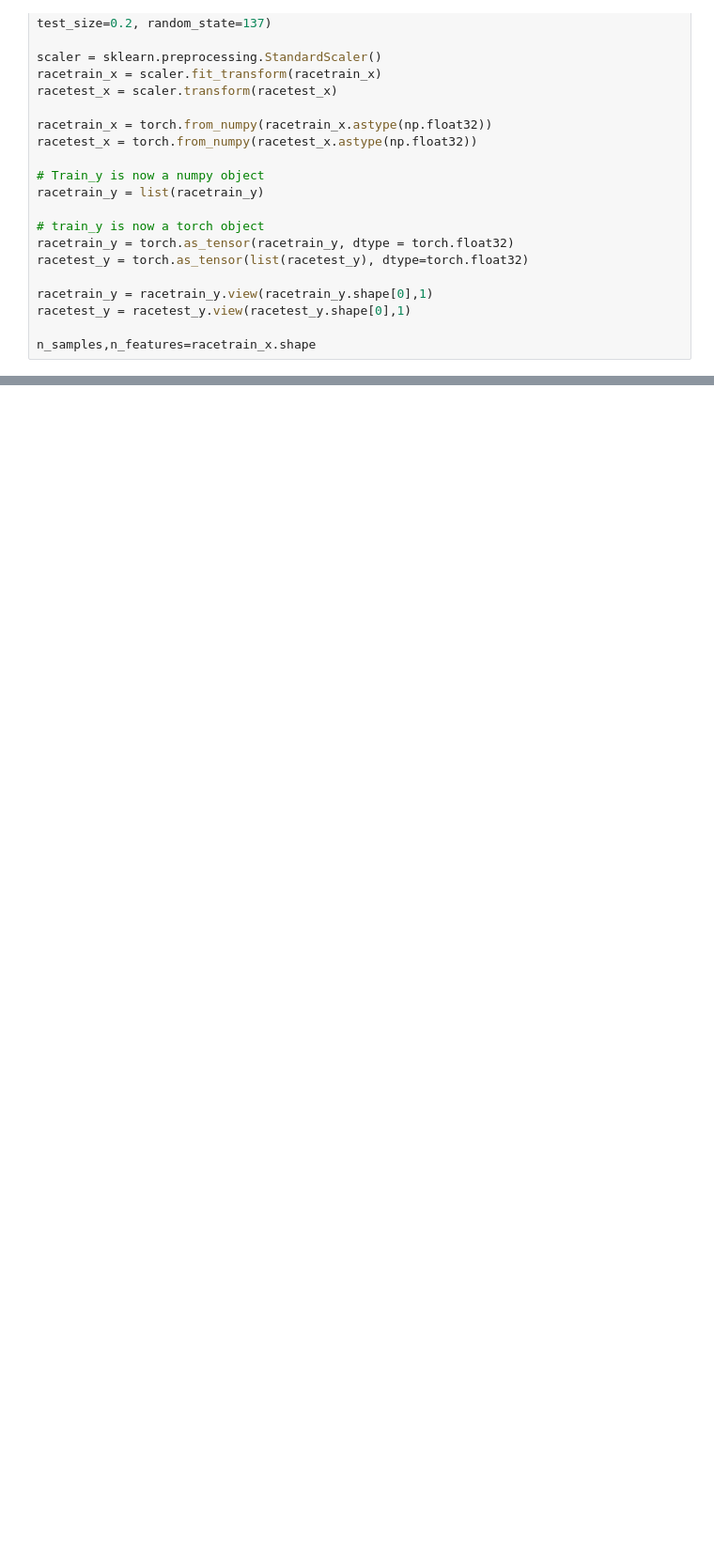
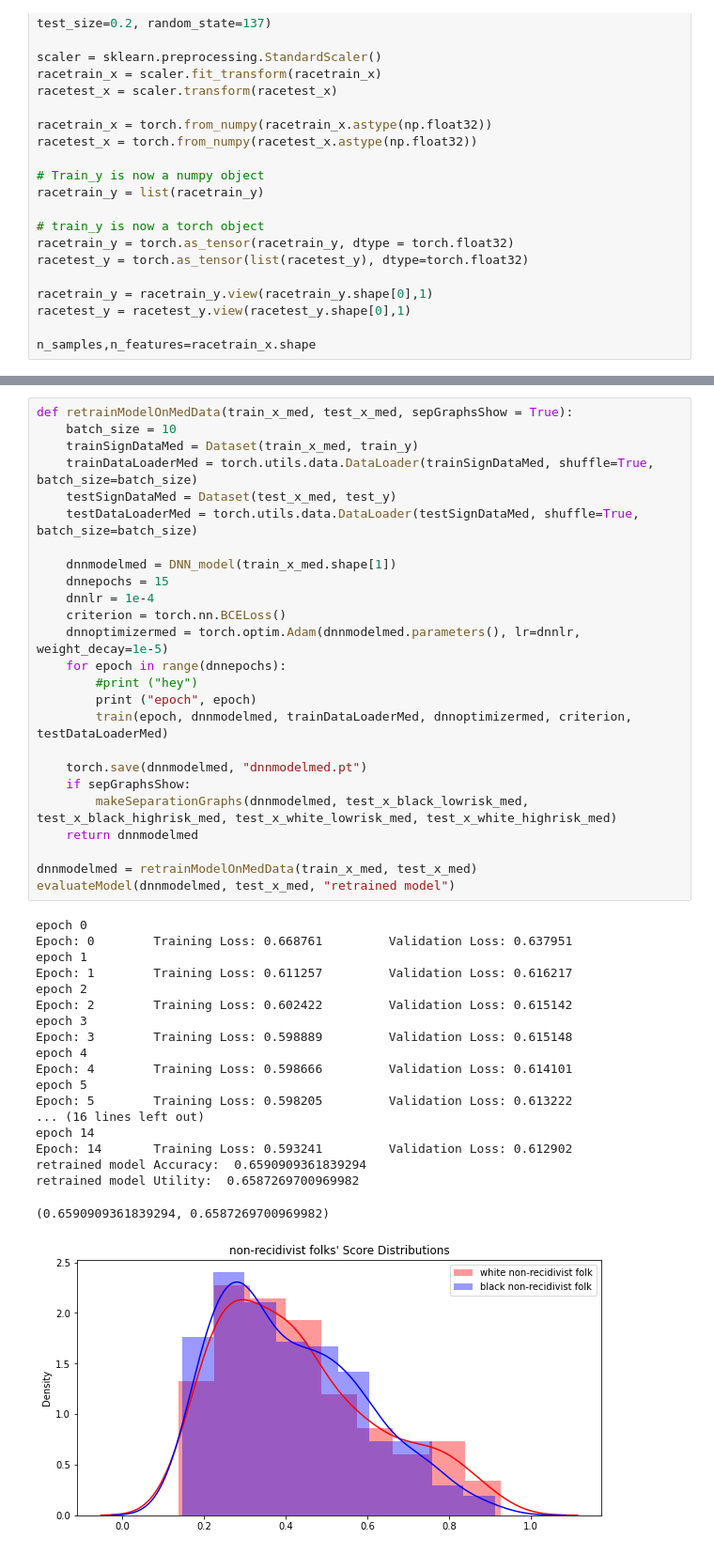
Before and after one commit to amitjoshi24/sensitive-attribute-containment-dnn-fairness, a Jupyter notebook: finalprojectcrimrecid.ipynb, the cells around one changed output, grey strips where cells are left out. Shown: that part at 94% size. Cells and saved outputs as stored; diff of their text form; blank space fills up the shorter version.

Commit message:
accuracy fairness tradeoff but not rlly

```diff
--- a/finalprojectcrimrecid.ipynb
+++ b/finalprojectcrimrecid.ipynb
@@ -1100,0 +1015,45 @@ for i, (ax, col) in enumerate(zip(axs.flat, feature_names)):
+# %%
+def retrainModelOnMedData(train_x_med, test_x_med, sepGraphsShow = True):
+    batch_size = 10
+    trainSignDataMed = Dataset(train_x_med, train_y)
+    trainDataLoaderMed = torch.utils.data.DataLoader(trainSignDataMed, shuffle=True, batch_size=batch_size)
+    testSignDataMed = Dataset(test_x_med, test_y)
+    testDataLoaderMed = torch.utils.data.DataLoader(testSignDataMed, shuffle=True, batch_size=batch_size)
+
+    dnnmodelmed = DNN_model(train_x_med.shape[1])
+    dnnepochs = 15
+    dnnlr = 1e-4
+    criterion = torch.nn.BCELoss()
+    dnnoptimizermed = torch.optim.Adam(dnnmodelmed.parameters(), lr=dnnlr, weight_decay=1e-5)
+    for epoch in range(dnnepochs):
+        #print ("hey")
+        print ("epoch", epoch)
+        train(epoch, dnnmodelmed, trainDataLoaderMed, dnnoptimizermed, criterion, testDataLoaderMed)
+
+    torch.save(dnnmodelmed, "dnnmodelmed.pt")
+    if sepGraphsShow:
+        makeSeparationGraphs(dnnmodelmed, test_x_black_lowrisk_med, test_x_black_highrisk_med, test_x_white_lowrisk_med, test_x_white_highrisk_med)
+    return dnnmodelmed
+
+dnnmodelmed = retrainModelOnMedData(train_x_med, test_x_med)
+evaluateModel(dnnmodelmed, test_x_med, "retrained model")
+# %% [output]
+epoch 0
+Epoch: 0        Training Loss: 0.668761         Validation Loss: 0.637951
+epoch 1
+Epoch: 1        Training Loss: 0.611257         Validation Loss: 0.616217
+epoch 2
+Epoch: 2        Training Loss: 0.602422         Validation Loss: 0.615142
+epoch 3
+Epoch: 3        Training Loss: 0.598889         Validation Loss: 0.615148
+epoch 4
+Epoch: 4        Training Loss: 0.598666         Validation Loss: 0.614101
+epoch 5
+Epoch: 5        Training Loss: 0.598205         Validation Loss: 0.613222
+... (16 lines left out)
+epoch 14
+Epoch: 14       Training Loss: 0.593241         Validation Loss: 0.612902
+retrained model Accuracy:  0.6590909361839294
+retrained model Utility:  0.6587269700969982
+(0.6590909361839294, 0.6587269700969982)
+[figure, added]
```
Also changed, not shown: parts of 34 cells of this notebook, 3 other files.
